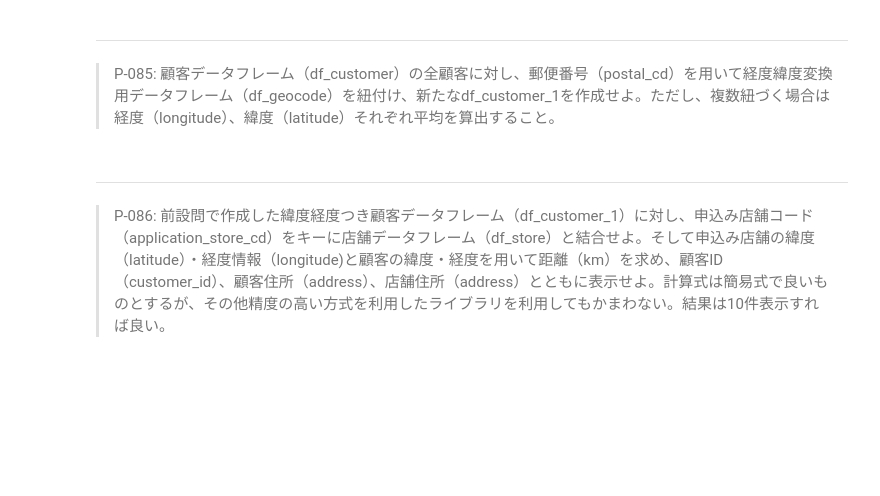
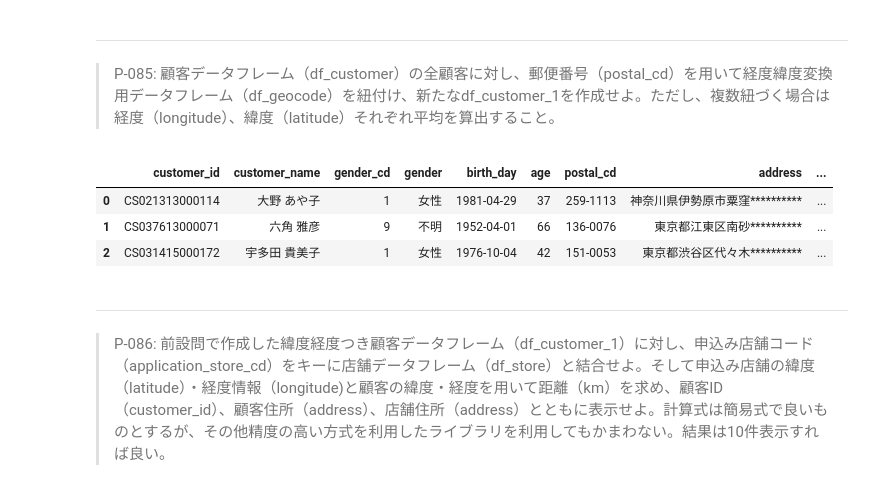
Before and after one commit to letitride/100knocks-preprocess, a Jupyter notebook: docker/work/preprocess_knock_Python.ipynb, the cells around one changed output. Cells and saved outputs as stored; diff of their text form; code cells hidden in the pictures; blank space fills up the shorter version.

```diff
--- a/docker/work/preprocess_knock_Python.ipynb
+++ b/docker/work/preprocess_knock_Python.ipynb
@@ -1624,6 +1624,21 @@ dtype: int64
 # %% [markdown]
 ---
 > P-085: 顧客データフレーム（df_customer）の全顧客に対し、郵便番号（postal_cd）を用いて経度緯度変換用データフレーム（df_geocode）を紐付け、新たなdf_customer_1を作成せよ。ただし、複数紐づく場合は経度（longitude）、緯度（latitude）それぞれ平均を算出すること。
+# %%
+df_customer_1 = pd.merge(df_customer[['customer_id', 'postal_cd']],
+                         df_geocode[['postal_cd', 'longitude' ,'latitude']],
+                         how='inner', on='postal_cd')
+df_customer_1 = df_customer_1.groupby('customer_id'). \
+    agg({'longitude':'mean', 'latitude':'mean'}).reset_index(). \
+    rename(columns={'longitude':'m_longitude', 'latitude':'m_latitude'})
+
+df_customer_1 = pd.merge(df_customer, df_customer_1, how='inner', on='customer_id')
+df_customer_1.head(3)
+# %% [output]
+|  | customer_id | customer_name | gender_cd | gender | birth_day | age | postal_cd | address | ... |
+| 0 | CS021313000114 | 大野 あや子 | 1 | 女性 | 1981-04-29 | 37 | 259-1113 | 神奈川県伊勢原市粟窪********** | ... |
+| 1 | CS037613000071 | 六角 雅彦 | 9 | 不明 | 1952-04-01 | 66 | 136-0076 | 東京都江東区南砂********** | ... |
+| 2 | CS031415000172 | 宇多田 貴美子 | 1 | 女性 | 1976-10-04 | 42 | 151-0053 | 東京都渋谷区代々木********** | ... |
 # %% [markdown]
 ---
 > P-086: 前設問で作成した緯度経度つき顧客データフレーム（df_customer_1）に対し、申込み店舗コード（application_store_cd）をキーに店舗データフレーム（df_store）と結合せよ。そして申込み店舗の緯度（latitude）・経度情報（longitude)と顧客の緯度・経度を用いて距離（km）を求め、顧客ID（customer_id）、顧客住所（address）、店舗住所（address）とともに表示せよ。計算式は簡易式で良いものとするが、その他精度の高い方式を利用したライブラリを利用してもかまわない。結果は10件表示すれば良い。
```
